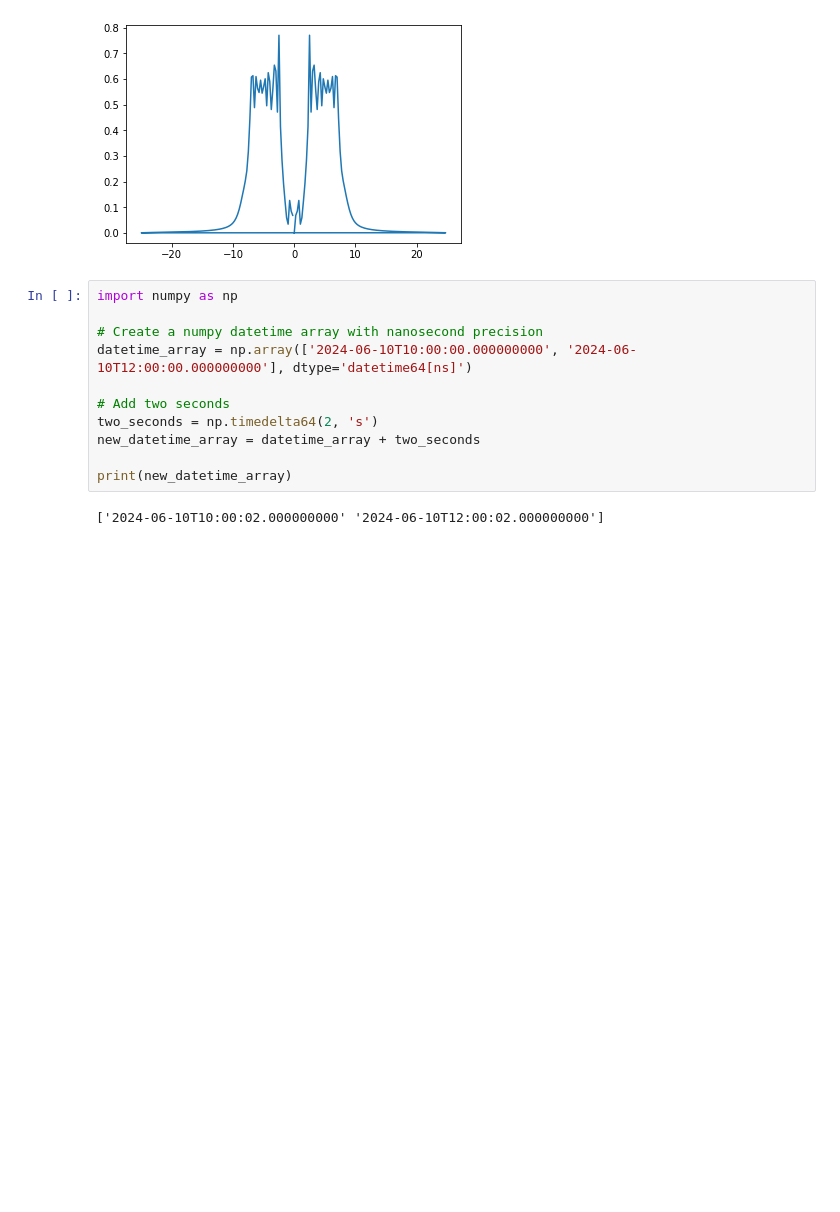
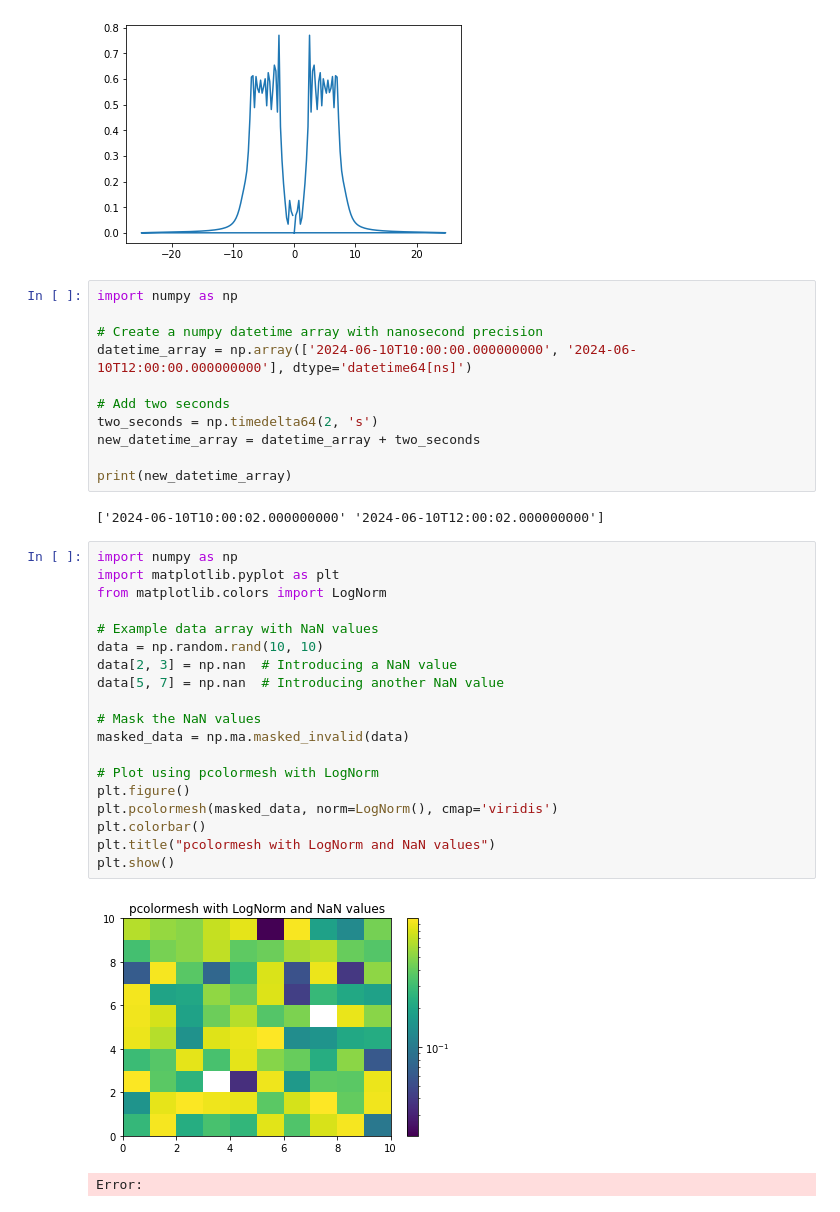
Before and after one commit to CassandraAuri/Physics_Work, a Jupyter notebook: Aurora_Work/resampling.ipynb, the cells around one changed output. Saved outputs shown, nothing was run; the diff lists cells and outputs as text; blank space fills up the shorter version.

```diff
--- a/Aurora_Work/resampling.ipynb
+++ b/Aurora_Work/resampling.ipynb
@@ -293,3 +293,25 @@ new_datetime_array = datetime_array + two_seconds
 print(new_datetime_array)
 # %% [output]
 ['2024-06-10T10:00:02.000000000' '2024-06-10T12:00:02.000000000']
+# %%
+import numpy as np
+import matplotlib.pyplot as plt
+from matplotlib.colors import LogNorm
+
+# Example data array with NaN values
+data = np.random.rand(10, 10)
+data[2, 3] = np.nan  # Introducing a NaN value
+data[5, 7] = np.nan  # Introducing another NaN value
+
+# Mask the NaN values
+masked_data = np.ma.masked_invalid(data)
+
+# Plot using pcolormesh with LogNorm
+plt.figure()
+plt.pcolormesh(masked_data, norm=LogNorm(), cmap='viridis')
+plt.colorbar()
+plt.title("pcolormesh with LogNorm and NaN values")
+plt.show()
+# %% [output]
+[figure, added]
+Error:
```
Also changed, not shown: 1 other file.
